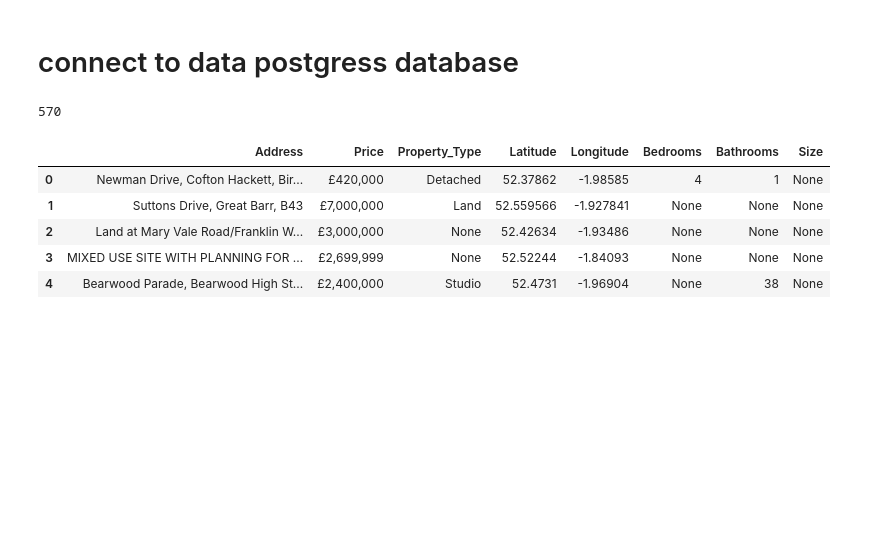
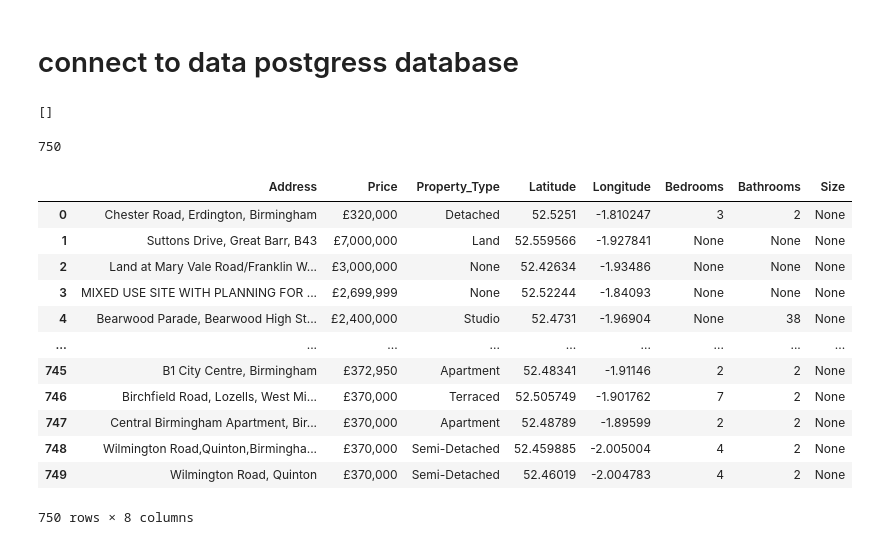
Before and after one commit to Shorleyshor/selling_birmingham, a Jupyter notebook: Web_scraping.ipynb, the cells around one changed output. Drawn from its saved outputs; the diff is of its cells as text; code cells hidden in the pictures; blank space fills up the shorter version.

```diff
--- a/Web_scraping.ipynb
+++ b/Web_scraping.ipynb
@@ -389,24 +389,36 @@ username = '<postgres>'
 password = '<Dendaro>'
 host = 'localhost'
 port = 5432
-database_name = 'main_db'
+database_name = 'sellingBirmingham_db'
 rds_connection_string = f'{protocol}://{username}:{password}@{host}:{port}/{database_name}'
 #engine = create_engine(rds_connection_string)
-engine = create_engine('postgresql+psycopg2://postgres:Dendaro@localhost/selling_db')
+engine = create_engine('postgresql+psycopg2://postgres:Dendaro@localhost/sellingBirmingham_db')
+# %%
+engine.table_names()
+# %% [output]
+[]
 # %%
 # Loading the dataframe into prosgresql table
 
-new_clean_df.to_sql(name='project', con=engine, if_exists='append', index=False)
+new_clean_df.to_sql(name='birmingham', con=engine, if_exists='append', index=False)
 # %% [output]
-570
+750
 # %%
 # Dispalying the table from the prosgresql database
 
-pd.read_sql_query('select * from project', con=engine).head()
+new_csv = pd.read_sql_query('select * from birmingham', con=engine)
+new_csv
 # %% [output]
 |  | Address | Price | Property_Type | Latitude | Longitude | Bedrooms | Bathrooms | Size |
-| 0 | Newman Drive, Cofton Hackett, Bir... | £420,000 | Detached | 52.37862 | -1.98585 | 4 | 1 | None |
+| 0 | Chester Road, Erdington, Birmingham | £320,000 | Detached | 52.5251 | -1.810247 | 3 | 2 | None |
 | 1 | Suttons Drive, Great Barr, B43 | £7,000,000 | Land | 52.559566 | -1.927841 | None | None | None |
 | 2 | Land at Mary Vale Road/Franklin W... | £3,000,000 | None | 52.42634 | -1.93486 | None | None | None |
 | 3 | MIXED USE SITE WITH PLANNING FOR ... | £2,699,999 | None | 52.52244 | -1.84093 | None | None | None |
 | 4 | Bearwood Parade, Bearwood High St... | £2,400,000 | Studio | 52.4731 | -1.96904 | None | 38 | None |
+| ... | ... | ... | ... | ... | ... | ... | ... | ... |
+| 745 | B1 City Centre, Birmingham | £372,950 | Apartment | 52.48341 | -1.91146 | 2 | 2 | None |
+| 746 | Birchfield Road, Lozells, West Mi... | £370,000 | Terraced | 52.505749 | -1.901762 | 7 | 2 | None |
+| 747 | Central Birmingham Apartment, Bir... | £370,000 | Apartment | 52.48789 | -1.89599 | 2 | 2 | None |
+| 748 | Wilmington Road,Quinton,Birmingha... | £370,000 | Semi-Detached | 52.459885 | -2.005004 | 4 | 2 | None |
+| 749 | Wilmington Road, Quinton | £370,000 | Semi-Detached | 52.46019 | -2.004783 | 4 | 2 | None |
+750 rows × 8 columns
```
Also changed, not shown: parts of 7 cells of this notebook.
